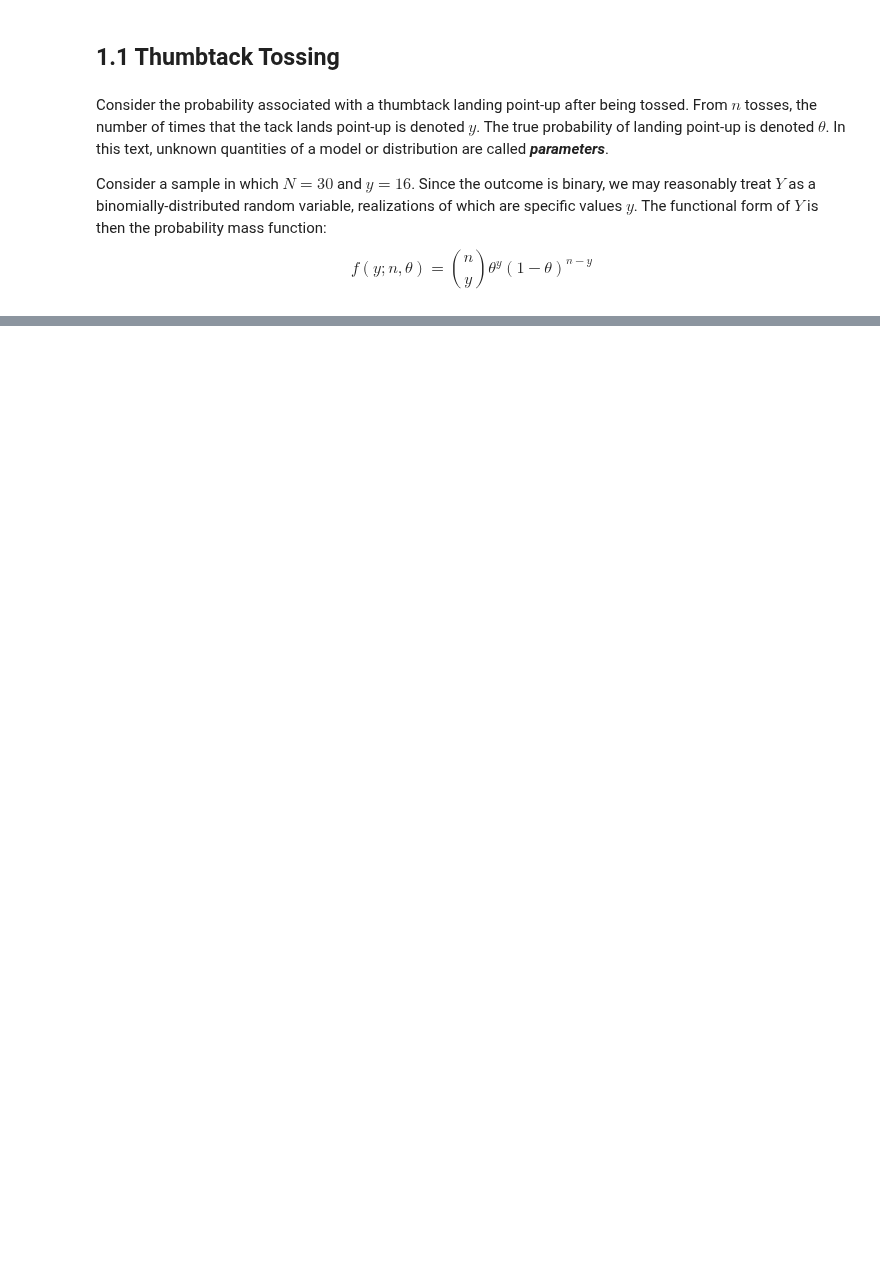
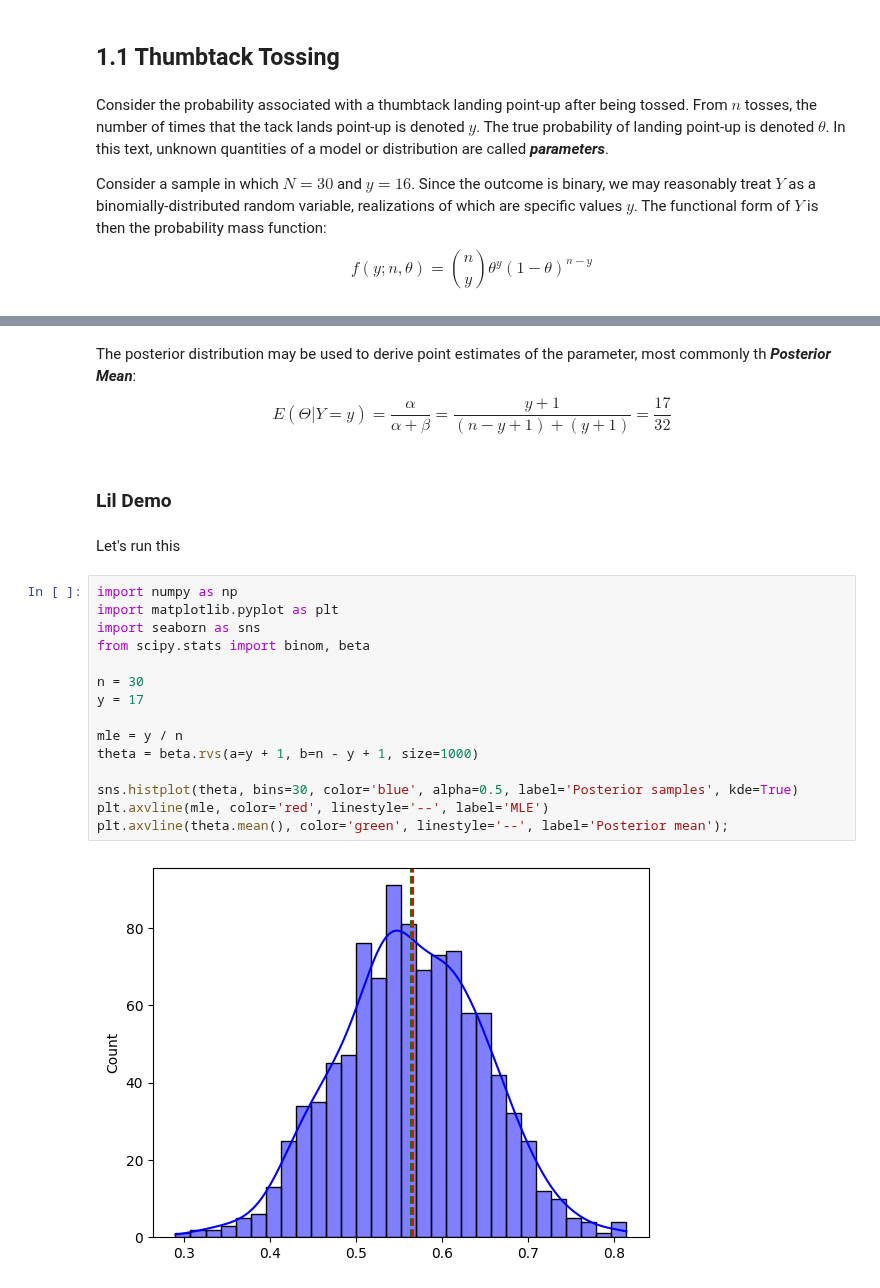
Before and after one commit to BenAF002/data_science, a Jupyter notebook: Notes/bayesian_inference/ch1.ipynb, the cells around one changed output, grey strips where cells are left out. Cells and saved outputs as stored; diff of their text form; blank space fills up the shorter version.

```diff
--- a/Notes/bayesian_inference/ch1.ipynb
+++ b/Notes/bayesian_inference/ch1.ipynb
@@ -23,0 +74,24 @@ Thus, it is generally the case that we may simply take the log of the PMF (or PD
+# %% [markdown]
+The posterior distribution may be used to derive point estimates of the parameter, most commonly th ***Posterior Mean***:
+$$E(\Theta|Y=y) = \frac{\alpha}{\alpha + \beta} = \frac{y+1}{(n-y+1) + (y+1)} = \frac{17}{32}$$
+# %% [markdown]
+### Lil Demo
+# %% [markdown]
+Let's run this
+# %%
+import numpy as np
+import matplotlib.pyplot as plt
+import seaborn as sns
+from scipy.stats import binom, beta
+
+n = 30
+y = 17
+
+mle = y / n
+theta = beta.rvs(a=y + 1, b=n - y + 1, size=1000)
+
+sns.histplot(theta, bins=30, color='blue', alpha=0.5, label='Posterior samples', kde=True)
+plt.axvline(mle, color='red', linestyle='--', label='MLE')
+plt.axvline(theta.mean(), color='green', linestyle='--', label='Posterior mean');
+# %% [output]
+[figure, added]
```
Also changed, not shown: parts of 22 cells of this notebook, 3 other files.
